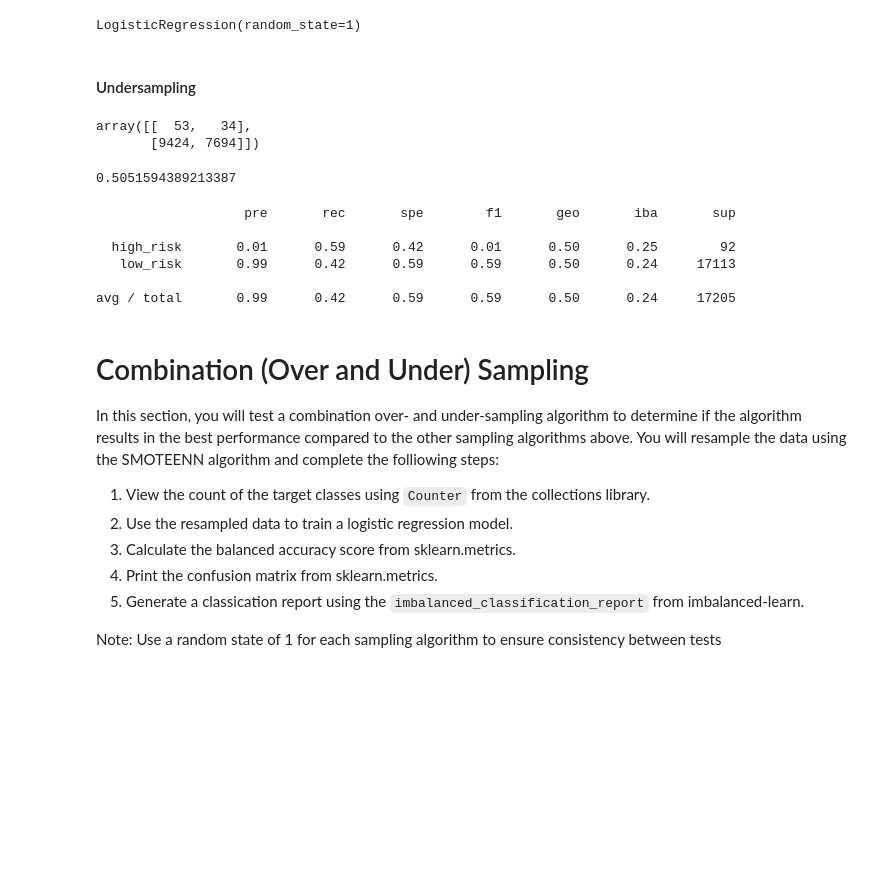
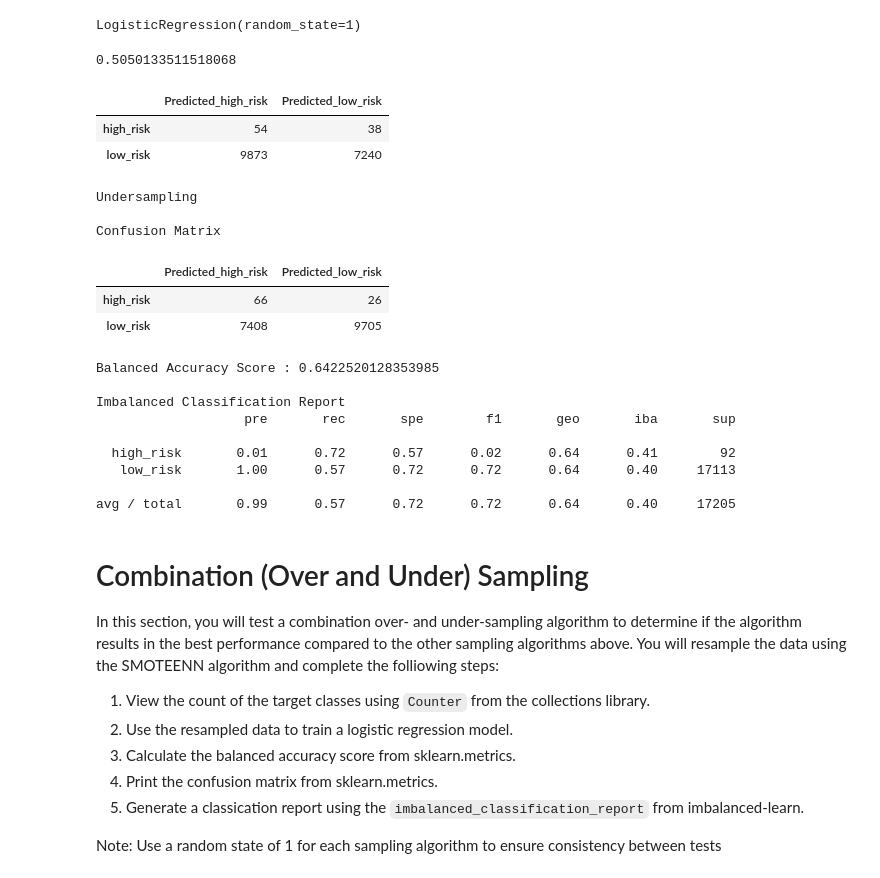
Before and after one commit to rciminera/Credit_Risk_Analysis, a Jupyter notebook: Notebook/credit_risk_resampling.ipynb, the cells around one changed output. Saved outputs shown, nothing was run; the diff lists cells and outputs as text; code cells hidden in the pictures; blank space fills up the shorter version.

```diff
--- a/Notebook/credit_risk_resampling.ipynb
+++ b/Notebook/credit_risk_resampling.ipynb
@@ -292,33 +321,52 @@ model = LogisticRegression(solver='lbfgs', random_state=1)
 model.fit(X_resampled, y_resampled)
 # %% [output]
 LogisticRegression(random_state=1)
-# %% [markdown]
-#### Undersampling
+# %%
+# Calculated the balanced accuracy score
+y_pred = model.predict(X_test)
+bac = balanced_accuracy_score(y_test, y_pred)
+bac
+# %% [output]
+0.5050133511518068
 # %%
 # Display the confusion matrix
 from sklearn.metrics import confusion_matrix
-y_pred = model.predict(X_test)
-confusion_matrix(y_test, y_pred)
+cm = confusion_matrix(y_test, y_pred)
+# Create a DataFrame from the confusion matrix.
+cm_df = pd.DataFrame(
+    cm, index=["high_risk", "low_risk"], columns=["Predicted_high_risk", "Predicted_low_risk"])
+cm_df
 # %% [output]
-array([[  53,   34],
-       [9424, 7694]])
+|  | Predicted_high_risk | Predicted_low_risk |
+| high_risk | 54 | 38 |
+| low_risk | 9873 | 7240 |
-# %%
-# Calculated the balanced accuracy score
-from sklearn.metrics import balanced_accuracy_score
-balanced_accuracy_score(y_test, y_pred)
-# %% [output]
-0.5051594389213387
-# %%
-# Print the imbalanced classification report
-from imblearn.metrics import classification_report_imbalanced
-print(classification_report_imbalanced(y_test, y_pred))
-# %% [output]
-                   pre       rec       spe        f1       geo       iba       sup
-
-  high_risk       0.01      0.59      0.42      0.01      0.50      0.25        92
-   low_risk       0.99      0.42      0.59      0.59      0.50      0.24     17113
-
-avg / total       0.99      0.42      0.59      0.59      0.50      0.24     17205
+# %%
+# Displaying results
+print("Undersampling")
+print("")
+print("Confusion Matrix")
+display(cm_df)
+print(f"Balanced Accuracy Score : {bac}")
+print(f"")
+print("Imbalanced Classification Report")
+# print(classification_report(y_test, predictions))
+print(classification_report_imbalanced(y_test, y_pred))
+# %% [output]
+Undersampling
+
+Confusion Matrix
+|  | Predicted_high_risk | Predicted_low_risk |
+| high_risk | 66 | 26 |
+| low_risk | 7408 | 9705 |
+Balanced Accuracy Score : 0.6422520128353985
+
+Imbalanced Classification Report
+                   pre       rec       spe        f1       geo       iba       sup
+
+  high_risk       0.01      0.72      0.57      0.02      0.64      0.41        92
+   low_risk       1.00      0.57      0.72      0.72      0.64      0.40     17113
+
+avg / total       0.99      0.57      0.72      0.72      0.64      0.40     17205
 # %% [markdown]
 # Combination (Over and Under) Sampling
 
```
Also changed, not shown: parts of 22 cells of this notebook, 1 other file.
